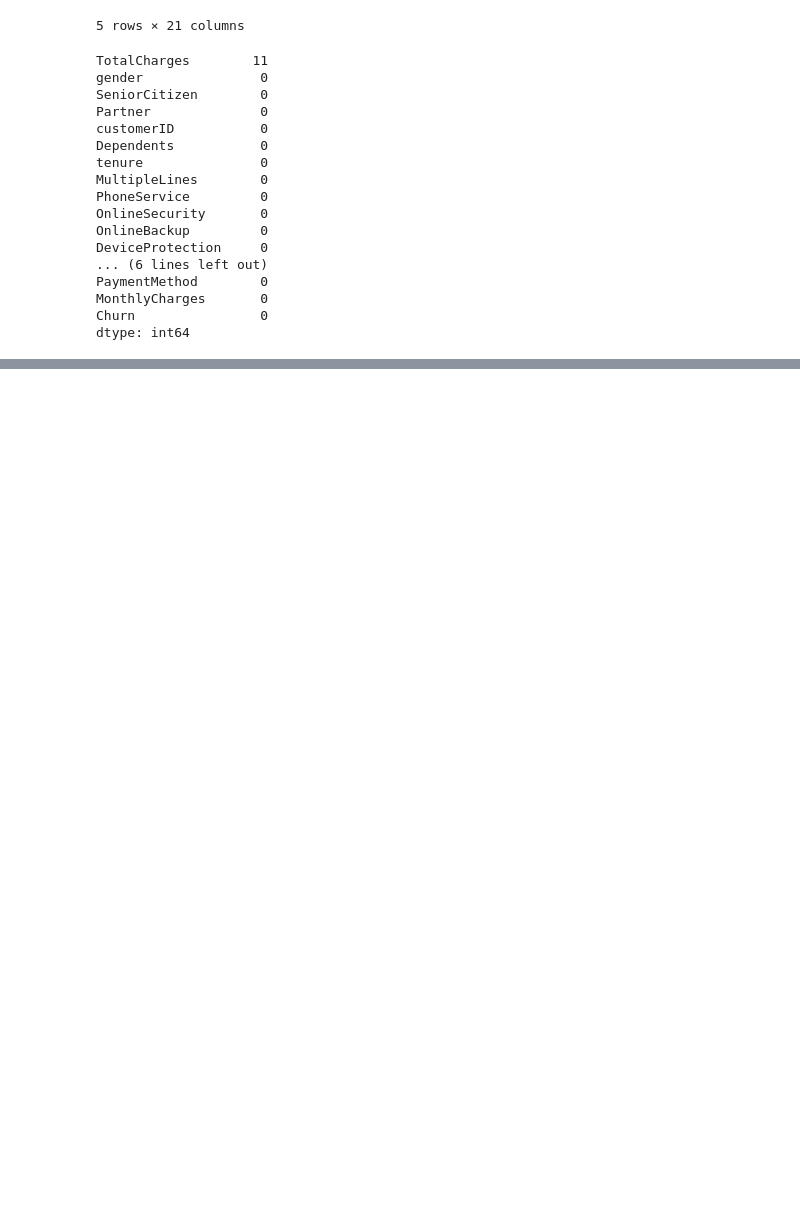
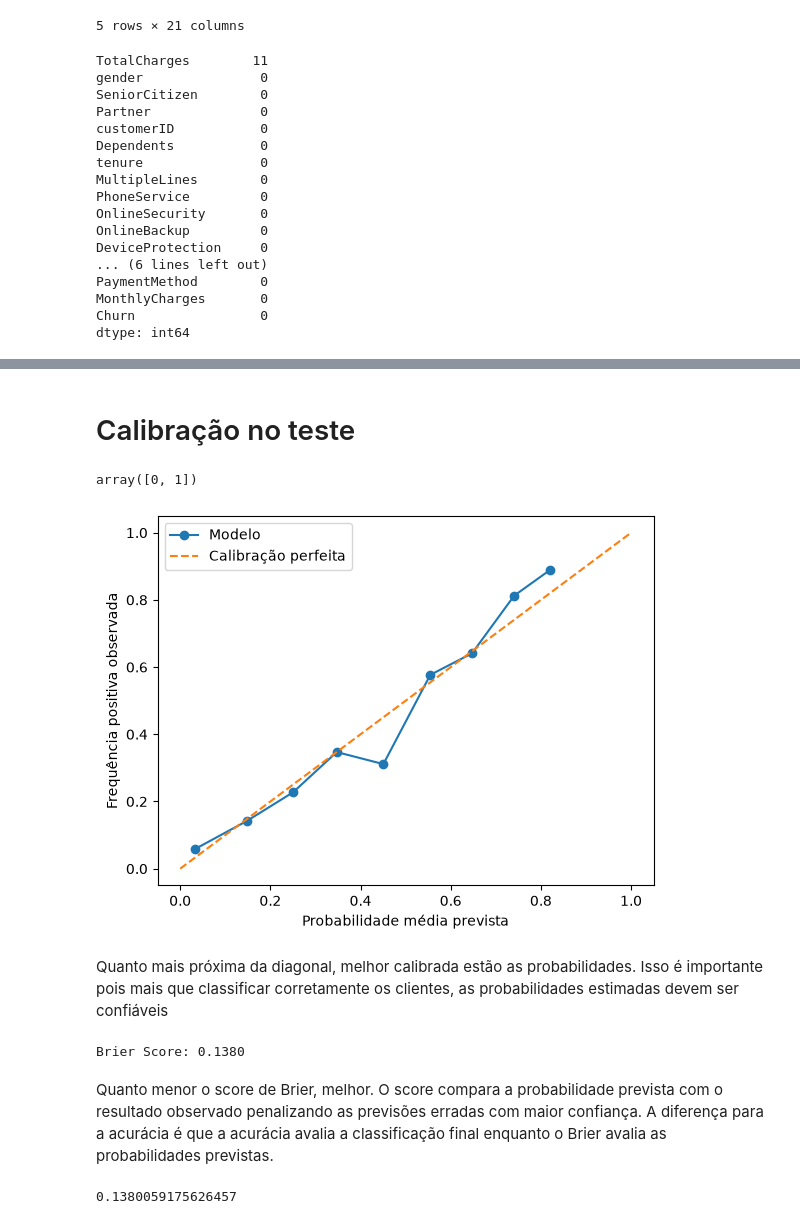
Before and after one commit to tigols/portfolio-data-science, a Jupyter notebook: notebooks/telco_churn.ipynb, the cells around one changed output, grey strips where cells are left out. Cells and saved outputs as stored; diff of their text form; code cells hidden in the pictures; blank space fills up the shorter version.

```diff
--- a/notebooks/telco_churn.ipynb
+++ b/notebooks/telco_churn.ipynb
@@ -95,7 +153,7 @@ dados.loc[dados["TotalCharges"].isna(), ["tenure", "MonthlyCharges"]]
 
 pre = ColumnTransformer([
     ("numericos", Pipeline([
-        ("imputer", SimpleImputer(strategy="median")), # nos dados faltantes de 'TotalCharges'
+        ("imputer", SimpleImputer(strategy="median")), # como ja tratamos anteriormente, fica como guardrail
         ("scaler", StandardScaler()) # padroniza
     ]), numericos), # nome > pipe > dados
     ("categoricos", Pipeline([
@@ -104,20 +162,20 @@ pre = ColumnTransformer([
     ]), categoricos) # nome > pipe > dados
 ])
 
-modelo = Pipeline([
+modelo_lr = Pipeline([
     ("pre", pre), ("classifier", LogisticRegression(max_iter = 10_000)) # ajusta os dados e depois passa para o modelo
 ])
 
 # Até aqui apenas definimos o roteiro, agora precisamos separar os dados que irão entrar na história
 
 X = dados[numericos + categoricos] # sem a target aqui
-y = dados['Churn']
+y = (dados['Churn'] == 'Yes').astype(int)
 
 X_train, X_test, y_train, y_test = train_test_split(X, y, test_size=0.2, stratify=y, random_state=1) # Separa treino e teste na prop 80/20, stratify=y mantém as proporcoes de y no treino e teste
 
 cv = StratifiedKFold(n_splits=10, shuffle=True, random_state=1)
 
-scores = cross_val_score(modelo, X_train, y_train, cv = cv, scoring= "roc_auc") # avaliamos o modelo treinado com X_train e y_train usando Cross Validation (imagem abaixo)
+scores = cross_val_score(modelo_lr, X_train, y_train, cv = cv, scoring= "roc_auc") # avaliamos cópias internas com X_train e y_train usando Cross Validation (imagem abaixo)
 
 print(scores.mean(), scores.std())
 # %% [output]
@@ -128,0 +216,2 @@ print(scores.mean(), scores.std())
+# %%
+modelo_lr.fit(X_train, y_train)
@@ -128,0 +236,41 @@ print(scores.mean(), scores.std())
+# %% [markdown]
+# Calibração no teste
+# %%
+proba = modelo_lr.predict_proba(X_test)[:,1] # valores preditos
+# %%
+modelo_lr.classes_
+# %% [output]
+array([0, 1])
+# %%
+prob_true, prob_pred = calibration_curve(
+    y_test,
+    proba,
+    n_bins=10,
+    strategy="uniform"
+)
+
+plt.plot(prob_pred, prob_true, marker="o", label="Modelo")
+plt.plot([0, 1], [0, 1], linestyle="--", label="Calibração perfeita")
+plt.legend()
+plt.xlabel("Probabilidade média prevista")
+plt.ylabel("Frequência positiva observada")
+plt.show()
+# %% [output]
+[figure, added]
+# %% [markdown]
+Quanto mais próxima da diagonal, melhor calibrada estão as probabilidades. Isso é importante pois mais que classificar corretamente os clientes, as probabilidades estimadas devem ser confiáveis
+# %%
+brier = brier_score_loss(y_test, proba)
+
+print(f"Brier Score: {brier:.4f}")
+# %% [output]
+Brier Score: 0.1380
+# %% [markdown]
+Quanto menor o score de Brier, melhor. O score compara a probabilidade prevista com o resultado observado penalizando as previsões erradas com maior confiança. A diferença para a acurácia é que a acurácia avalia a classificação final enquanto o Brier avalia as probabilidades previstas.
+# %%
+modelo_cal = CalibratedClassifierCV(modelo_lr, method="sigmoid", cv=5)
+modelo_cal.fit(X_train, y_train)
+proba_cal = modelo_cal.predict_proba(X_test)[:, 1]
+print(brier_score_loss(y_test, proba_cal))
+# %% [output]
+0.1380059175626457
```
Also changed, not shown: parts of 10 cells of this notebook, 2 other files.
